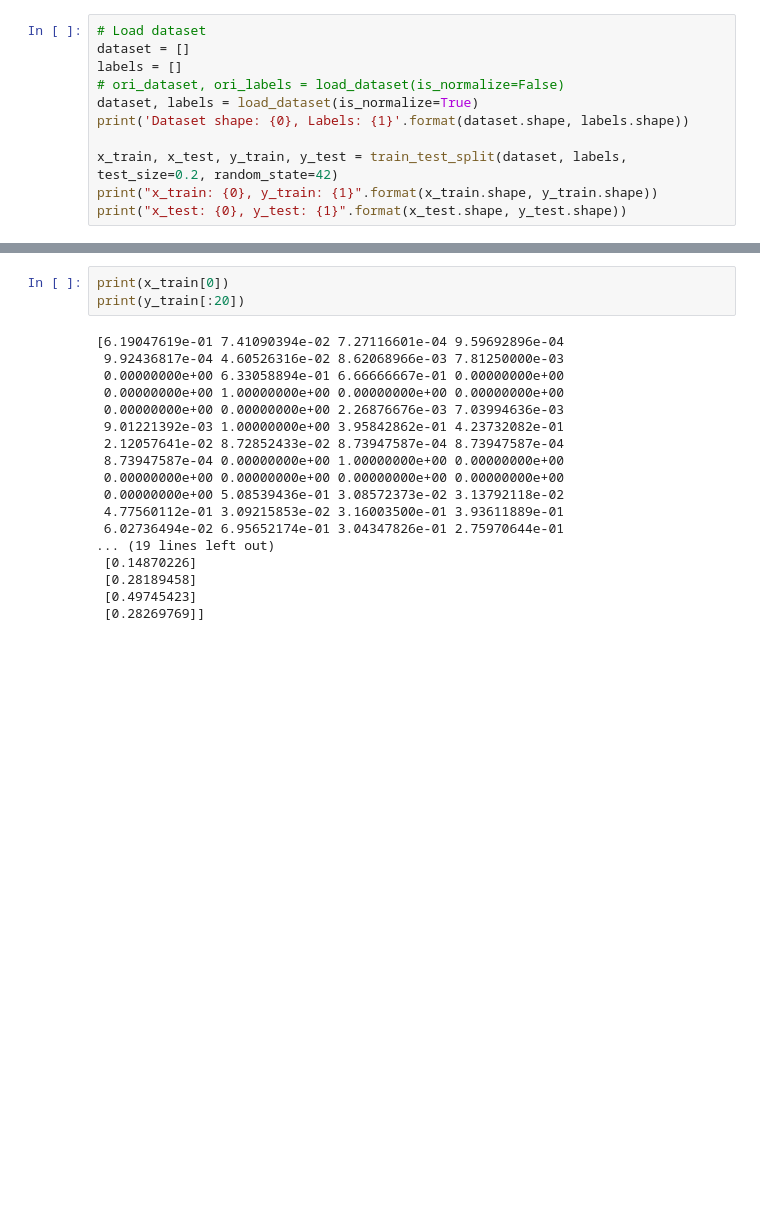
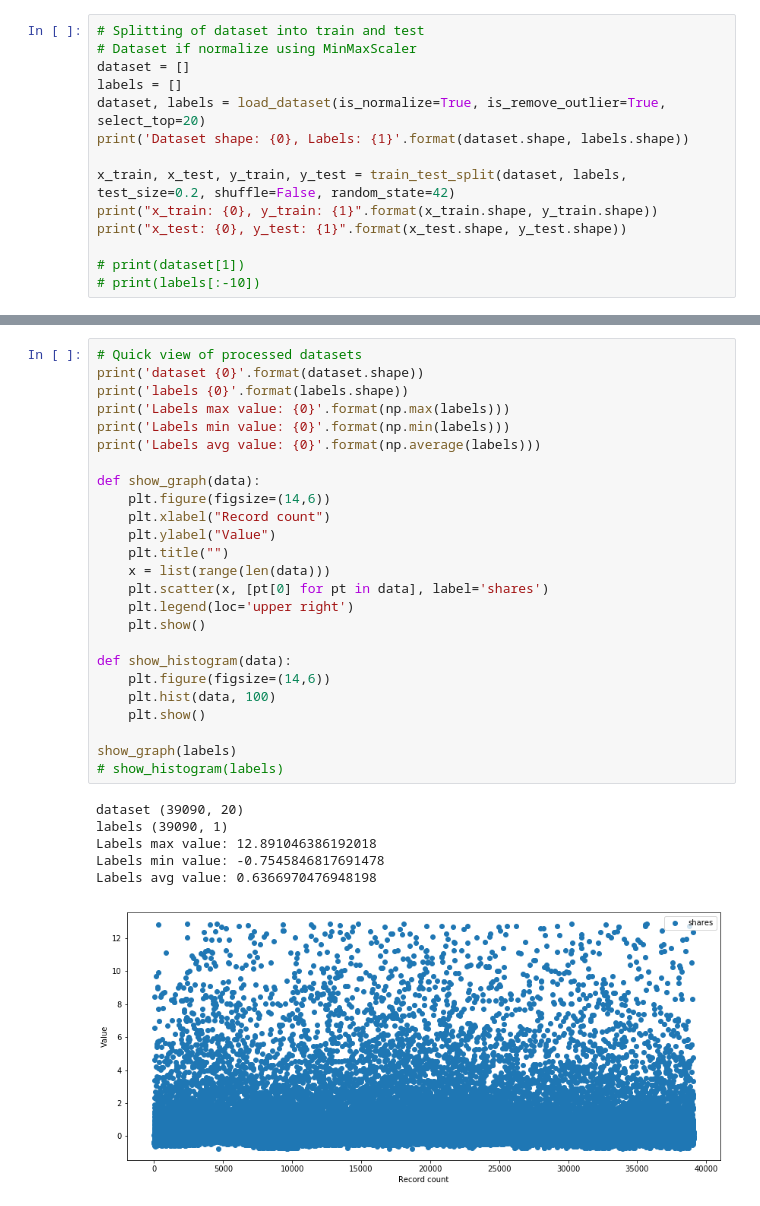
Before and after one commit to Niellai/online_news_popularity, a Jupyter notebook: regression_rbf.ipynb, the cells around one changed output, grey strips where cells are left out. Saved outputs shown, nothing was run; the diff lists cells and outputs as text; blank space fills up the shorter version.

```diff
--- a/regression_rbf.ipynb
+++ b/regression_rbf.ipynb
@@ -41,13 +125,16 @@ def load_dataset(is_normalize=True):
 # %%
-# Load dataset
+# Splitting of dataset into train and test
+# Dataset if normalize using MinMaxScaler
 dataset = []
 labels = []
-# ori_dataset, ori_labels = load_dataset(is_normalize=False)
-dataset, labels = load_dataset(is_normalize=True)
+dataset, labels = load_dataset(is_normalize=True, is_remove_outlier=True, select_top=20)
 print('Dataset shape: {0}, Labels: {1}'.format(dataset.shape, labels.shape))
 
-x_train, x_test, y_train, y_test = train_test_split(dataset, labels, test_size=0.2, random_state=42)
+x_train, x_test, y_train, y_test = train_test_split(dataset, labels, test_size=0.2, shuffle=False, random_state=42)
 print("x_train: {0}, y_train: {1}".format(x_train.shape, y_train.shape))
 print("x_test: {0}, y_test: {1}".format(x_test.shape, y_test.shape))
+
+# print(dataset[1])
+# print(labels[:-10])
 # %% [output]
 Data is normalize
@@ -57,24 +157,35 @@ x_test: (7929, 58), y_test: (7929, 1)
-# %%
-print(x_train[0])
-print(y_train[:20])
-# %% [output]
-[6.19047619e-01 7.41090394e-02 7.27116601e-04 9.59692896e-04
- 9.92436817e-04 4.60526316e-02 8.62068966e-03 7.81250000e-03
- 0.00000000e+00 6.33058894e-01 6.66666667e-01 0.00000000e+00
- 0.00000000e+00 1.00000000e+00 0.00000000e+00 0.00000000e+00
- 0.00000000e+00 0.00000000e+00 2.26876676e-03 7.03994636e-03
- 9.01221392e-03 1.00000000e+00 3.95842862e-01 4.23732082e-01
- 2.12057641e-02 8.72852433e-02 8.73947587e-04 8.73947587e-04
- 8.73947587e-04 0.00000000e+00 1.00000000e+00 0.00000000e+00
- 0.00000000e+00 0.00000000e+00 0.00000000e+00 0.00000000e+00
- 0.00000000e+00 5.08539436e-01 3.08572373e-02 3.13792118e-02
- 4.77560112e-01 3.09215853e-02 3.16003500e-01 3.93611889e-01
- 6.02736494e-02 6.95652174e-01 3.04347826e-01 2.75970644e-01
-... (19 lines left out)
- [0.14870226]
- [0.28189458]
- [0.49745423]
- [0.28269769]]
+# %%
+# Quick view of processed datasets
+print('dataset {0}'.format(dataset.shape))
+print('labels {0}'.format(labels.shape))
+print('Labels max value: {0}'.format(np.max(labels)))
+print('Labels min value: {0}'.format(np.min(labels)))
+print('Labels avg value: {0}'.format(np.average(labels)))
+
+def show_graph(data):
+    plt.figure(figsize=(14,6))
+    plt.xlabel("Record count")
+    plt.ylabel("Value")
+    plt.title("")
+    x = list(range(len(data)))
+    plt.scatter(x, [pt[0] for pt in data], label='shares')
+    plt.legend(loc='upper right')
+    plt.show()
+
+def show_histogram(data):
+    plt.figure(figsize=(14,6))
+    plt.hist(data, 100)
+    plt.show()
+
+show_graph(labels)
+# show_histogram(labels)
+# %% [output]
+dataset (39090, 20)
+labels (39090, 1)
+Labels max value: 12.891046386192018
+Labels min value: -0.7545846817691478
+Labels avg value: 0.6366970476948198
+[figure, added]
 # %%
 # https://www.youtube.com/watch?v=1Cw45yNm6VA
 # build model
```
Also changed, not shown: parts of 8 cells of this notebook, 5 other files.
